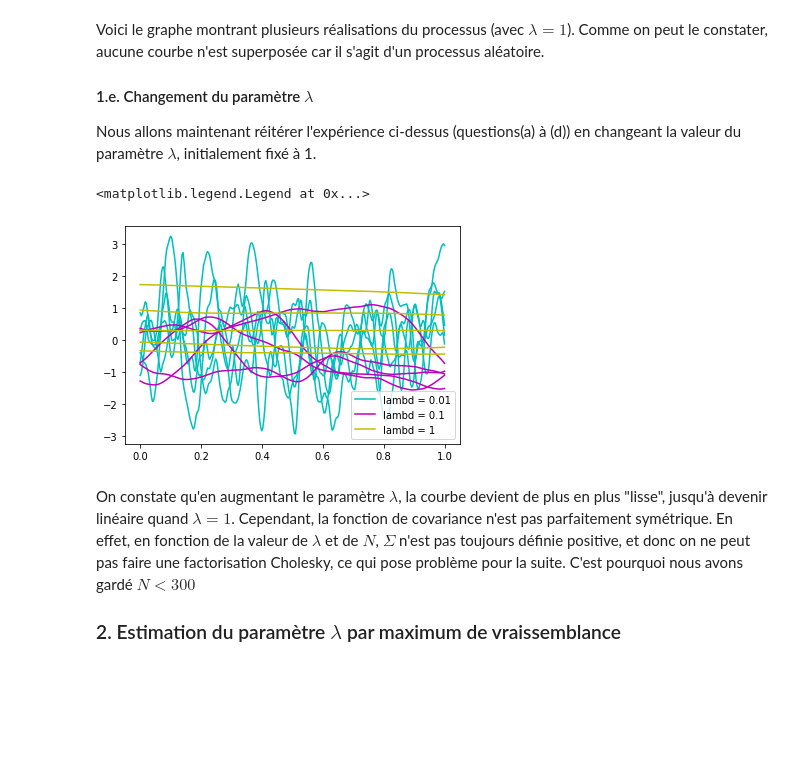
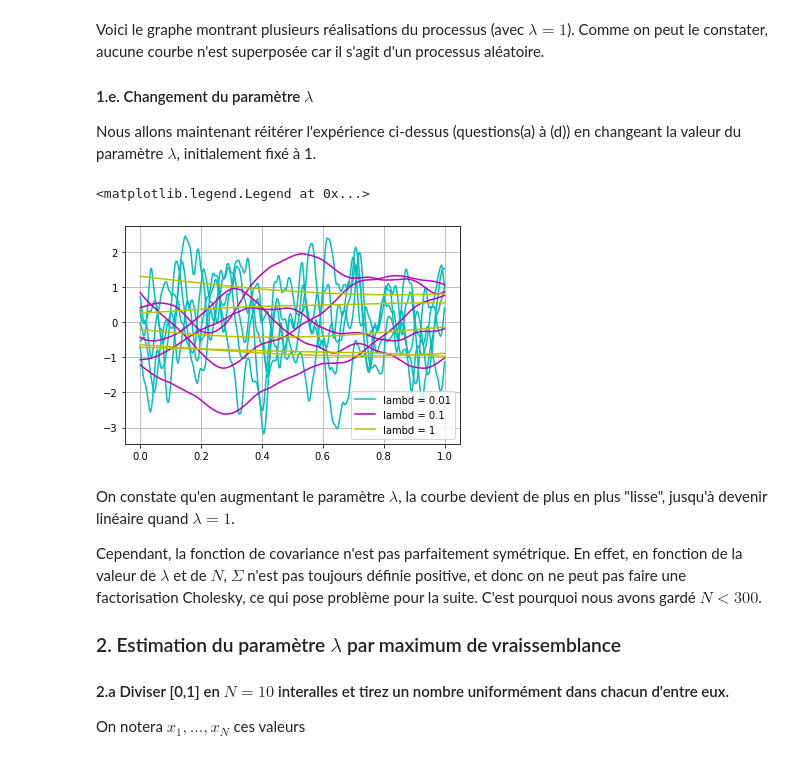
Before and after one commit to Aympab/Projet_Probas_Stats, a Jupyter notebook: probleme2.ipynb, the cells around one changed output. Cells and saved outputs as stored; diff of their text form; code cells hidden in the pictures; blank space fills up the shorter version.

```diff
--- a/probleme2.ipynb
+++ b/probleme2.ipynb
@@ -118,34 +112,38 @@ Nous allons maintenant réitérer l'expérience ci-dessus (questions(a) à (d))
 # %%
 N = 299
 
 _out = True
 if N > 50 :
     _out = False
 
 lambd = 100
 
 #To get N numbers evenly spread between 0 and 1, linspace() from numpy
 lambds = [0.01, 0.1, 1]
 colors = [ 'c', 'm', 'y', 'b', 'g', 'r', 'k', 'w']
 
 for lambd, c in zip(lambds, colors) :
     xi = np.linspace(0, 1, N)
     sigma = compute_cov_sigma(xi, lambd=lambd)
     L = la.cholesky(sigma)
 
     plt.plot(0, c+'-', label="lambd = "+str(lambd))
     for i in range(5) :
         g = np.random.normal(0, 1, N)
         z = L @ g
         plt.plot(xi, z, c+'-')
-
+plt.grid()
 plt.legend()
 # %% [output]
 <matplotlib.legend.Legend at 0x...>
-[figure, old version]
+[figure, new version]
 # %% [markdown]
 On constate qu'en augmentant le paramètre $\lambda$, la courbe devient de plus en plus "lisse", jusqu'à devenir linéaire quand $\lambda=1$.
-Cependant, la fonction de covariance n'est pas parfaitement symétrique. En effet, en fonction de la valeur de $\lambda$ et de $N$, $\Sigma$ n'est pas toujours définie positive, et donc on ne peut pas faire une factorisation Cholesky, ce qui pose problème pour la suite. C'est pourquoi nous avons gardé $N < 300$
+
+Cependant, la fonction de covariance n'est pas parfaitement symétrique. En effet, en fonction de la valeur de $\lambda$ et de $N$, $\Sigma$ n'est pas toujours définie positive, et donc on ne peut pas faire une factorisation Cholesky, ce qui pose problème pour la suite. C'est pourquoi nous avons gardé $N < 300$.
 
 
 ### 2. Estimation du paramètre $\lambda$ par maximum de vraissemblance
+
+#### 2.a Diviser [0,1] en $N =10$ interalles et tirez un nombre uniformément dans chacun d'entre eux.
+On notera $x_1,\dots ,x_N$ ces valeurs
```
Also changed, not shown: parts of 11 cells of this notebook, 2 other files.
